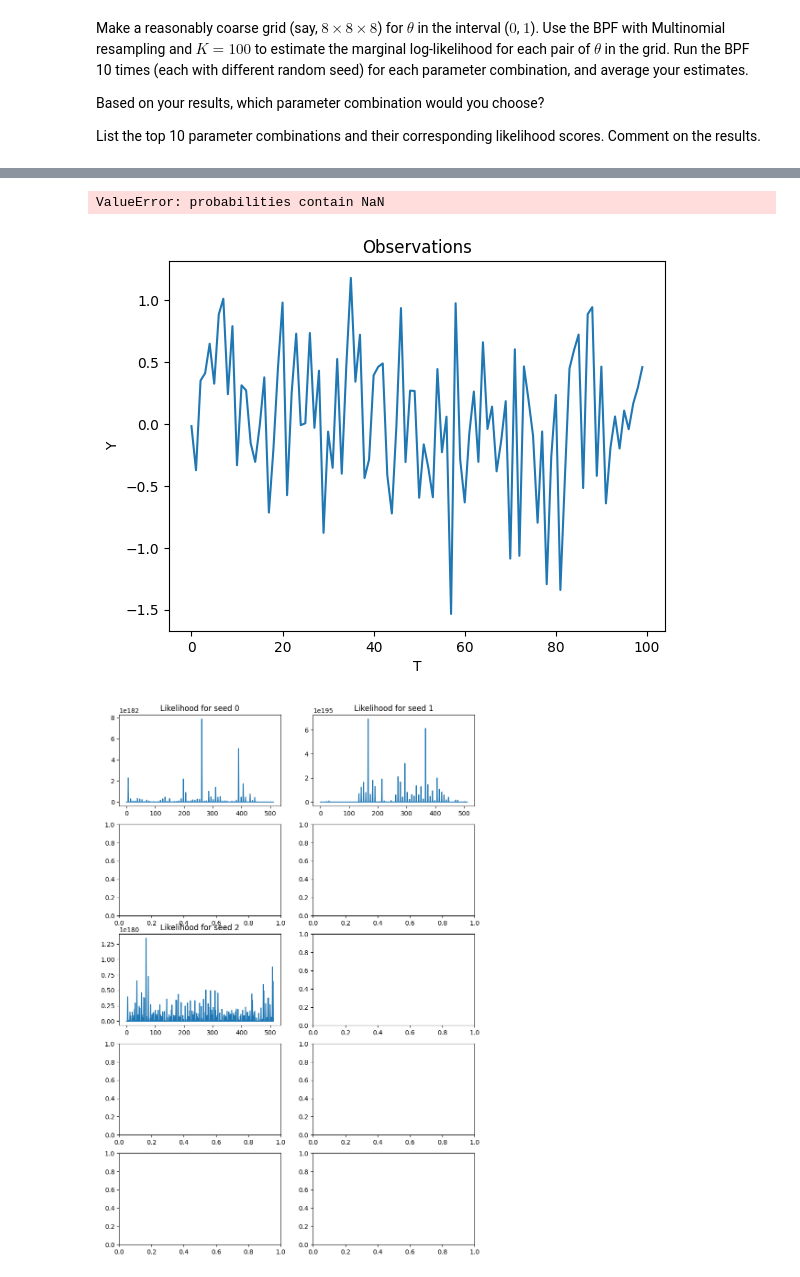
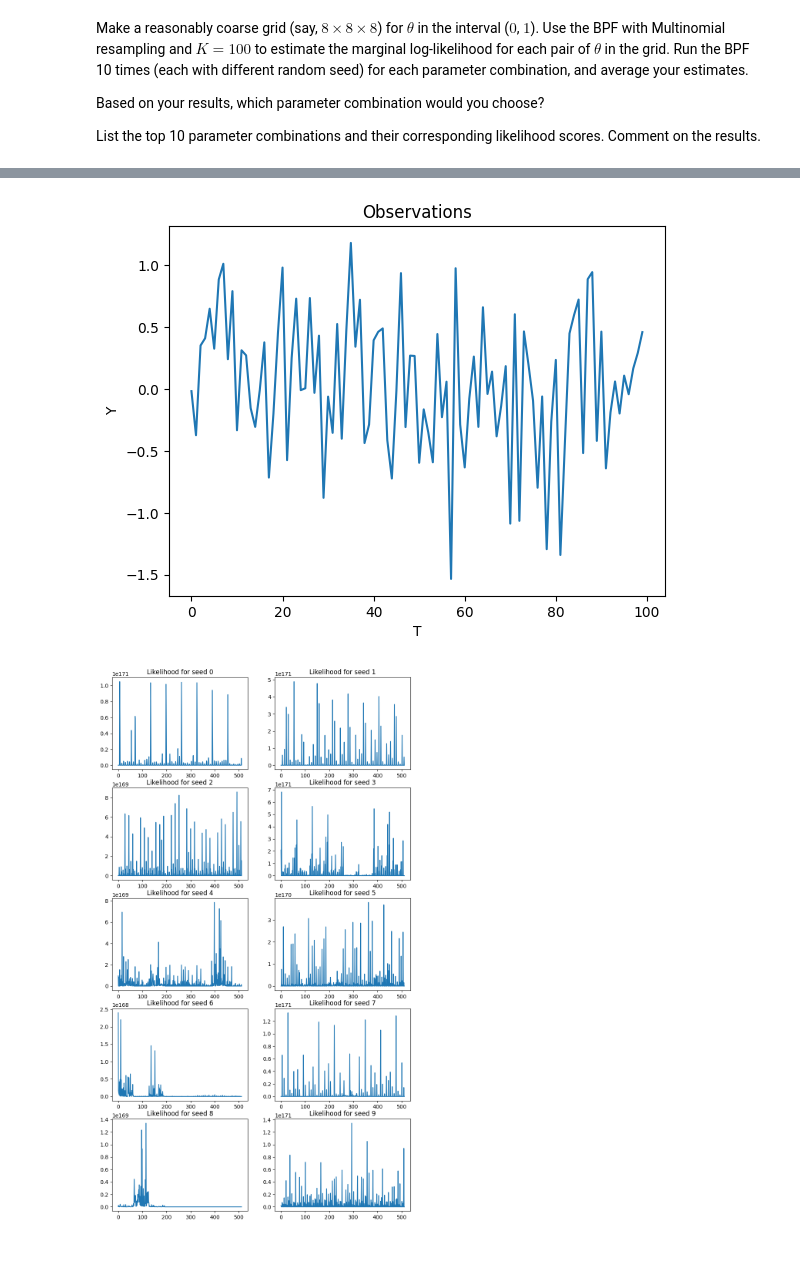
Before and after one commit to leonardodeclara/DD2447-Statistical-Methods-in-Applied-Computer-Science, a Jupyter notebook: Assignment_3/assignment3.ipynb, the cells around one changed output, grey strips where cells are left out. Saved outputs shown, nothing was run; the diff lists cells and outputs as text; code cells hidden in the pictures.

```diff
--- a/Assignment_3/assignment3.ipynb
+++ b/Assignment_3/assignment3.ipynb
@@ -349,13 +346,10 @@ def bpf(K, T, alpha_param, sigma_param, beta_param, x_true, y_true, resampling_s
         x[i,:] = proposal_dist.sample(x[i-1,:],K)
 
         a = resampling_scheme(w_normalized[i-1,:], K)
-        prov = np.zeros(K)
 
-        for k in range(K):
-            x[i,k] = single_element_proposal(alpha_param, x[i-1,a[k]], sigma_param) # Sample the particles
-            prov[k] = x[i-1,a[k]]
+        x[i,:] = proposal_dist.sample(x[i-1,a],K) # Sample the particles
+        x[0:i-1,:] = x[0:i-1,a]
 
-        x[i-1,:] = prov
 
         # Sample the observations
         # w[i-1,a[k]]=1, so the new weights are just equal to the alphas
@@ -472,7 +466,7 @@ K = 100
 T = 100
 S = 10
 
-fig,axs = plt.subplots(5,2, figsize = (10, 15))
+fig,axs = plt.subplots(5,2, figsize = (10, 18))
 
 for s in range(S):
     np.random.seed(s)
@@ -480,28 +474,30 @@ for s in range(S):
     like = 0
     all_like = np.zeros(8*8*8)
     best_param = np.zeros(3)
-    alpha = np.zeros(8)
-    beta = np.zeros(8)
-    sigma = np.zeros(8)
-    alpha = np.random.uniform(0,1,8)
-    beta = np.random.uniform(0,1,8)
-    sigma = np.random.uniform(0,1,8)
+    alpha1 = np.zeros(8)
+    beta1 = np.zeros(8)
+    sigma1 = np.zeros(8)
+    alpha1 = np.random.uniform(0,1,8)
+    beta1 = np.random.uniform(0.1,1,8)
+    sigma1 = np.random.uniform(0,1,8)
     for i in range(8):
         for j in range(8):
             for l in range(8):
-                __,weights_g,__ = bpf(K=K,T=T,alpha_param=alpha[i],sigma_param=np.sqrt(sigma[j]),beta_param=beta[l],x_true=x,y_true=observations,
+                __,weights_g,__ = bpf(K=K,T=T,alpha_param=alpha1[i],sigma_param=np.sqrt(sigma1[j]),beta_param=beta1[l],x_true=x,y_true=observations,
                                                               resampling_scheme=multinomial)
                 all_like[64*i+8*j+l] = marginal_likelihood(weights_g)
                 if all_like[64*i+8*j+l] > like:
                     like = all_like[64*i+8*j+l]
-                    best_param = [alpha[i], beta[l], sigma[j]]
+                    best_param = [alpha1[i], beta1[l], sigma1[j]]
 
-    print("Best parameters for seed ", s, ": alpha = ", best_param[0], ", beta = ",  best_param[1], ", sigma = ", best_param[2])
+
+    print("Best parameters for seed ", s, ": alpha = ", best_param[0], ", beta = ",  best_param[1], ", sigma = ", best_param[2], " with likelihood = ", like)
+    print("Mean likelihood for seed ", s, " is ", np.sum(all_like)/(8*8*8))
 
     if s % 2 == 0:
-        axs[s,0].plot(all_like)
-        axs[s,0].set_title('Likelihood for seed '+str(s))
+        axs[s//2,0].plot(all_like)
+        axs[s//2,0].set_title('Likelihood for seed '+str(s))
     else:
-        axs[s-1,1].plot(all_like)
-        axs[s-1,1].set_title('Likelihood for seed '+str(s))
+        axs[(s-1)//2,1].plot(all_like)
+        axs[(s-1)//2,1].set_title('Likelihood for seed '+str(s))
 # %% [output]
@@ -511,3 +521,2 @@ Best parameters for seed  2 : alpha =  0.025926231827891333 , beta =  0.13457994
-ValueError: probabilities contain NaN
 [figure]
-[figure, old version]
+[figure, new version]
```
Also changed, not shown: parts of 5 cells of this notebook.
